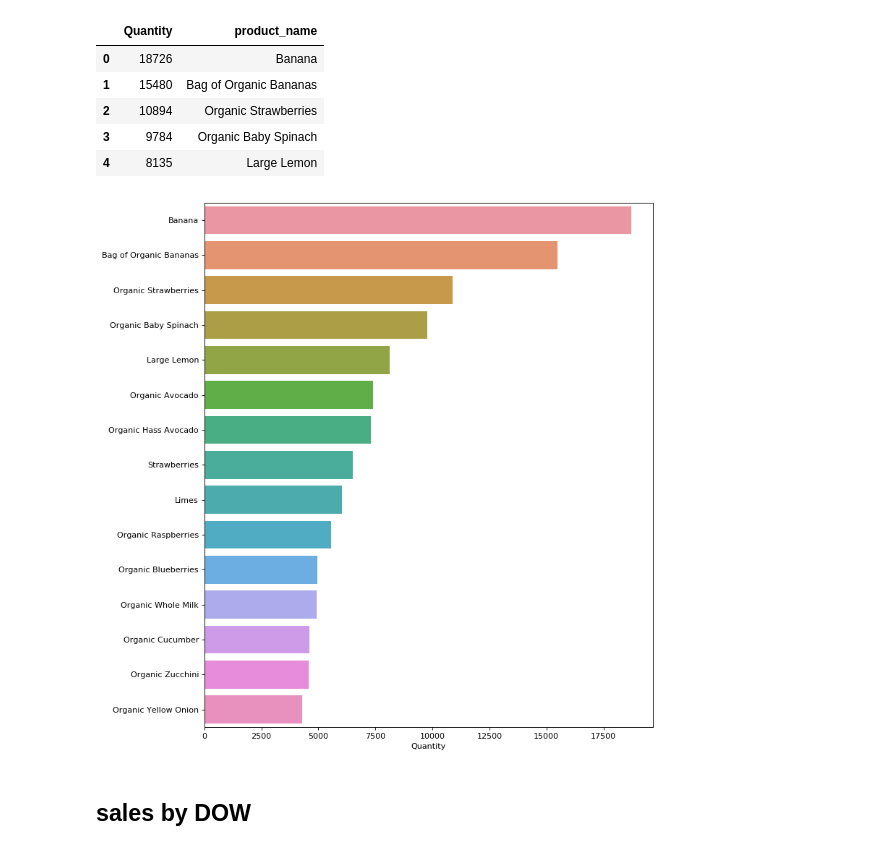
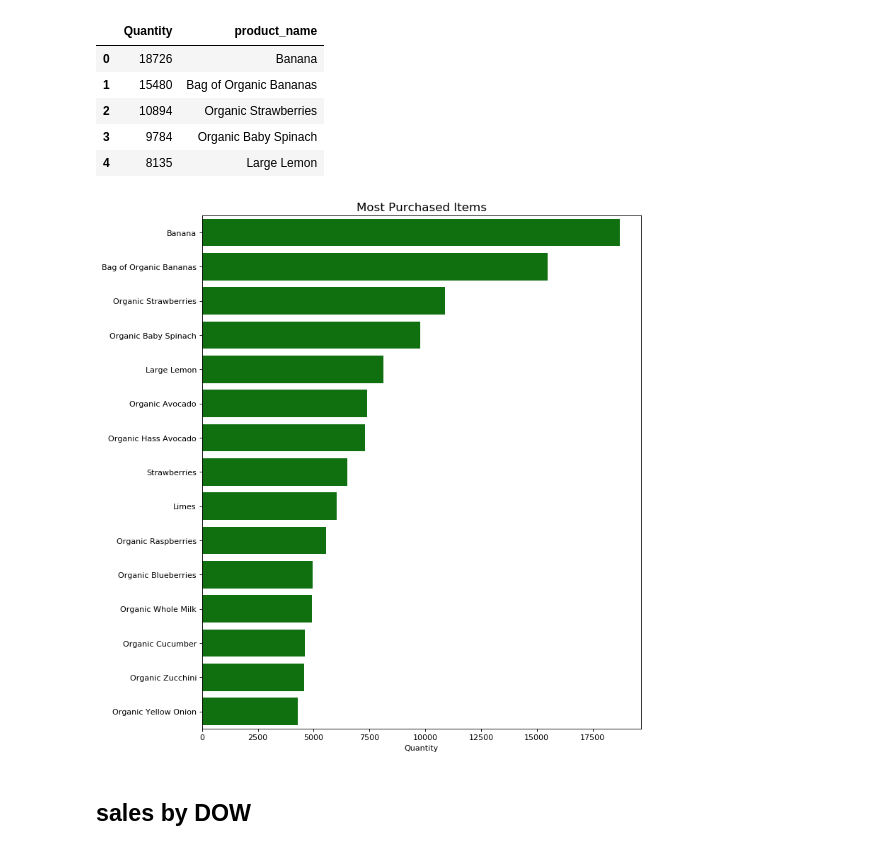
Before and after one commit to Josefa-Sullivan/Instacart, a Jupyter notebook: Mike/instacarteda.ipynb, the cells around one changed output. Saved outputs shown, nothing was run; the diff lists cells and outputs as text; code cells hidden in the pictures.

```diff
--- a/Mike/instacarteda.ipynb
+++ b/Mike/instacarteda.ipynb
@@ -217,10 +273,11 @@ top_products[['Quantity','product_name']].head()
 | 4 | 8135 | Large Lemon |
 # %%
 plt.figure(num=None, figsize=(10, 12), dpi=80, facecolor='w', edgecolor='k')
-sns.barplot(y = top_products.product_name, x = top_products.Quantity)
+sns.barplot(y = top_products.product_name, x = top_products.Quantity,color = 'g')
 plt.ylabel('')
+plt.title('Most Purchased Items',fontsize = 15)
 plt.show()
 # %% [output]
-[figure, old version]
+[figure, new version]
 # %% [markdown]
 ## sales by DOW
```
Also changed, not shown: parts of 19 cells of this notebook, 4 other files.
